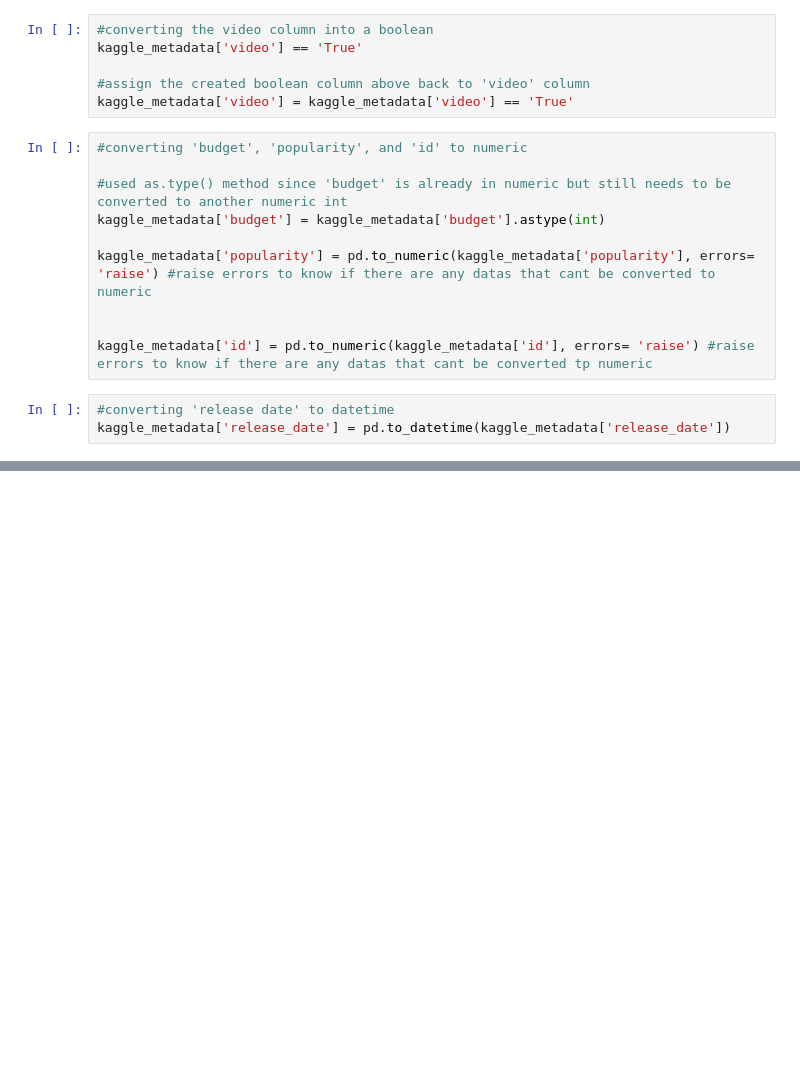
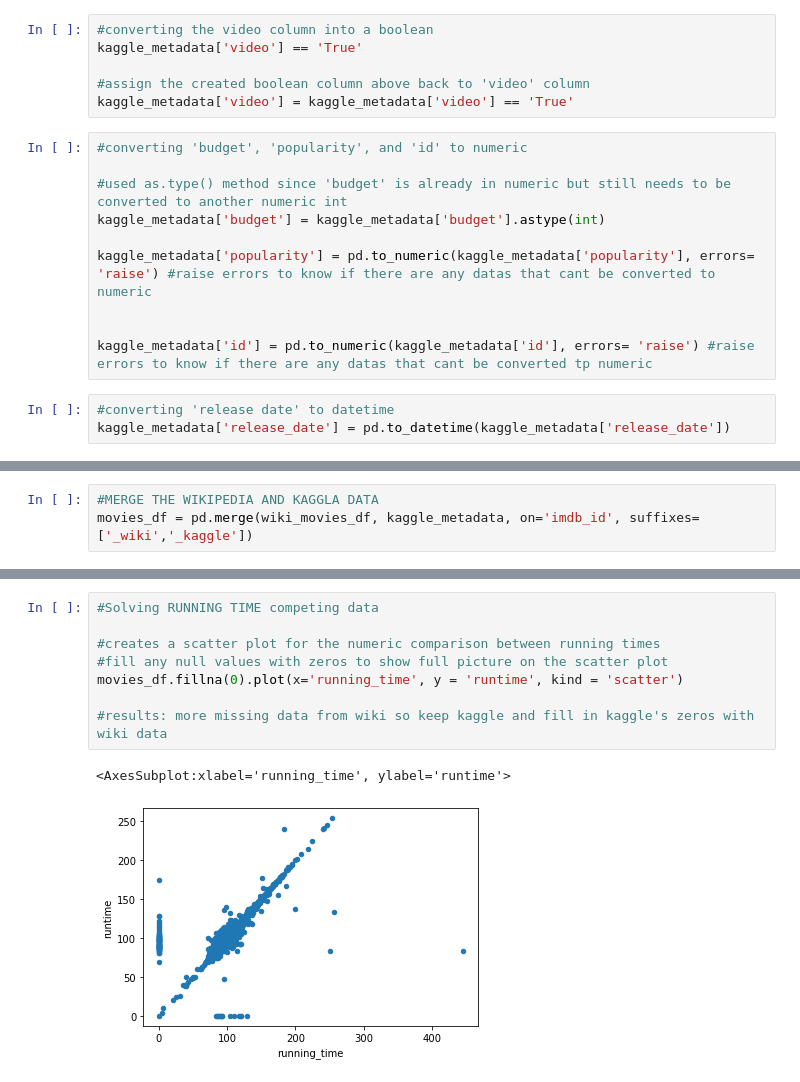
Before and after one commit to nasarar/Movies_ETL, a Jupyter notebook: ETL_Practice.ipynb, the cells around one changed output, grey strips where cells are left out. Saved outputs shown, nothing was run; the diff lists cells and outputs as text; blank space fills up the shorter version.

Commit message:
merging wikipedia and kaggle datasets

```diff
--- a/ETL_Practice.ipynb
+++ b/ETL_Practice.ipynb
@@ -347,0 +688,3 @@ movies_df = pd.merge(wiki_movies_df, kaggle_metadata)
+# %%
+#MERGE THE WIKIPEDIA AND KAGGLA DATA
+movies_df = pd.merge(wiki_movies_df, kaggle_metadata, on='imdb_id', suffixes=['_wiki','_kaggle'])
@@ -347,0 +744,11 @@ movies_df = pd.merge(wiki_movies_df, kaggle_metadata)
+# %%
+#Solving RUNNING TIME competing data
+
+#creates a scatter plot for the numeric comparison between running times
+#fill any null values with zeros to show full picture on the scatter plot
+movies_df.fillna(0).plot(x='running_time', y = 'runtime', kind = 'scatter')
+
+#results: more missing data from wiki so keep kaggle and fill in kaggle's zeros with wiki data
+# %% [output]
+<AxesSubplot:xlabel='running_time', ylabel='runtime'>
+[figure, added]
```
Also changed, not shown: parts of 50 cells of this notebook.
